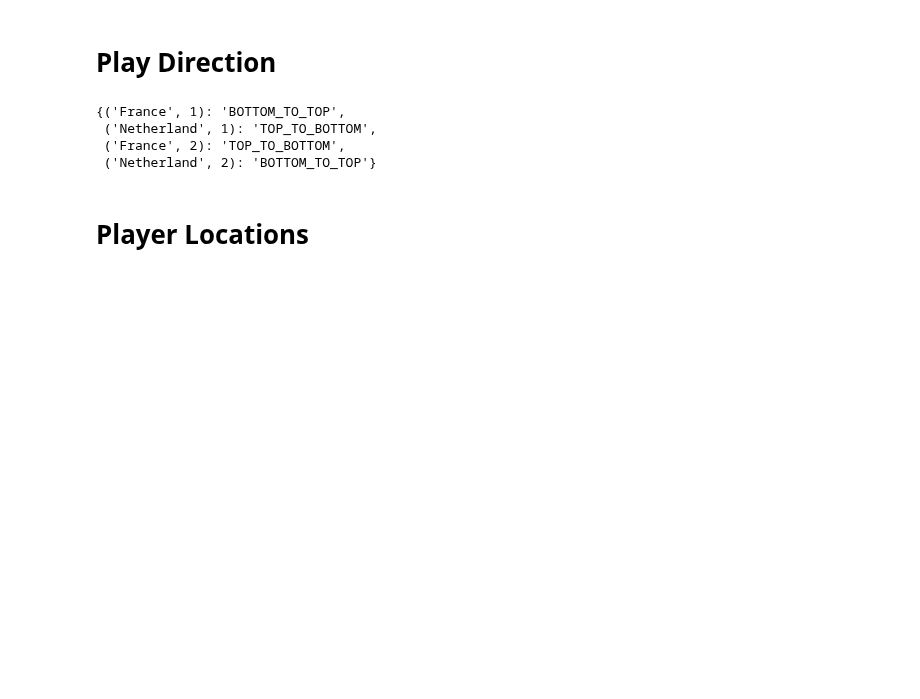
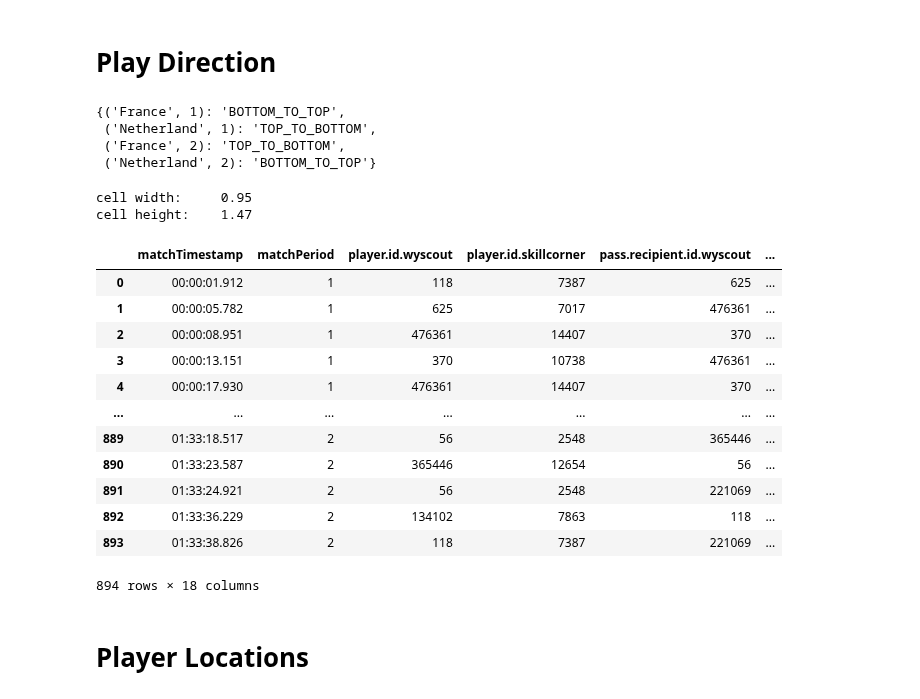
Before and after one commit to ariskoutris/defensive-passing-networks, a Jupyter notebook: src/notebooks/pass_tables.ipynb, the cells around one changed output. Drawn from its saved outputs; the diff is of its cells as text; code cells hidden in the pictures; blank space fills up the shorter version.

```diff
--- a/src/notebooks/pass_tables.ipynb
+++ b/src/notebooks/pass_tables.ipynb
@@ -165,3 +185,12 @@ def get_play_direction(row):
     return play_direction_dict[(team_name, row['matchPeriod'])]
 # %%
 passes['play_direction'] = passes.apply(get_play_direction, axis=1)
+# %%
+cell_width = 100 / xt_table.shape[1]
+cell_height = 100 / xt_table.shape[0]
+
+print(f'cell width:\t{round(cell_width,2)}')
+print(f'cell height:\t{round(cell_height,2)}')
+# %% [output]
+cell width:     0.95
+cell height:    1.47
@@ -168,3 +224,19 @@ passes['play_direction'] = passes.apply(get_play_direction, axis=1)
+# %%
+passes
+# %% [output]
+|  | matchTimestamp | matchPeriod | player.id.wyscout | player.id.skillcorner | pass.recipient.id.wyscout | ... |
+| 0 | 00:00:01.912 | 1 | 118 | 7387 | 625 | ... |
+| 1 | 00:00:05.782 | 1 | 625 | 7017 | 476361 | ... |
+| 2 | 00:00:08.951 | 1 | 476361 | 14407 | 370 | ... |
+| 3 | 00:00:13.151 | 1 | 370 | 10738 | 476361 | ... |
+| 4 | 00:00:17.930 | 1 | 476361 | 14407 | 370 | ... |
+| ... | ... | ... | ... | ... | ... | ... |
+| 889 | 01:33:18.517 | 2 | 56 | 2548 | 365446 | ... |
+| 890 | 01:33:23.587 | 2 | 365446 | 12654 | 56 | ... |
+| 891 | 01:33:24.921 | 2 | 56 | 2548 | 221069 | ... |
+| 892 | 01:33:36.229 | 2 | 134102 | 7863 | 118 | ... |
+| 893 | 01:33:38.826 | 2 | 118 | 7387 | 221069 | ... |
+894 rows × 18 columns
 # %% [markdown]
 # Player Locations
 # %%
```
Also changed, not shown: parts of 11 cells of this notebook.
